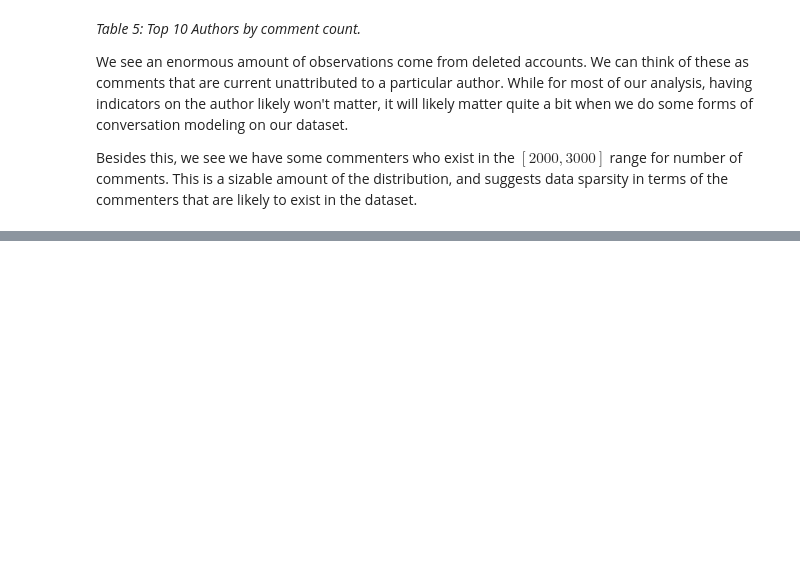
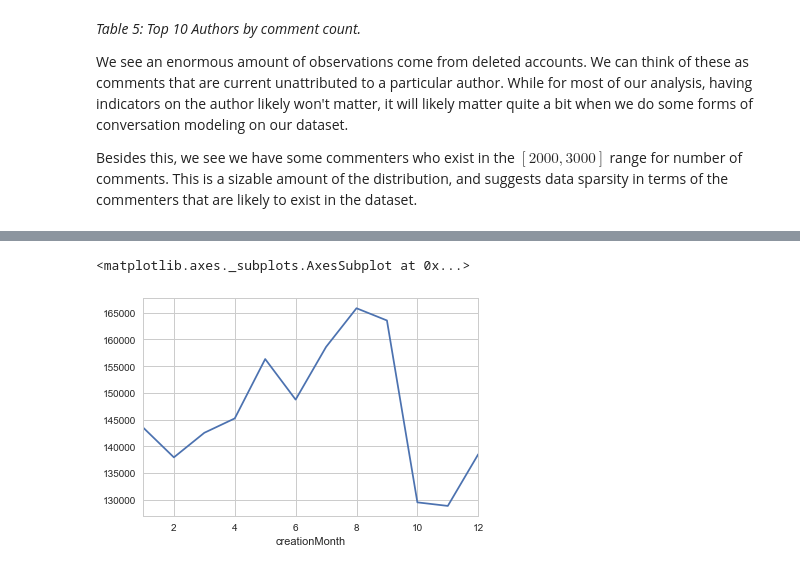
Before and after one commit to PLBMR/mentalHealthDataAnalysis, a Jupyter notebook: rDepression/analysis/fullDatasetEDA.ipynb, the cells around one changed output, grey strips where cells are left out. Cells and saved outputs as stored; diff of their text form; code cells hidden in the pictures; blank space fills up the shorter version.

```diff
--- a/rDepression/analysis/fullDatasetEDA.ipynb
+++ b/rDepression/analysis/fullDatasetEDA.ipynb
@@ -318,0 +352,11 @@ Besides this, we see we have some commenters who exist in the $[2000,3000]$ rang
+# %%
+#get month
+filteredCommentFrame["creationMonth"] = filteredCommentFrame[
+                                                        "creationDate"].dt.month
+#then plot
+creationMonthCountSeries = filteredCommentFrame.groupby("creationMonth")[
+                                                                "id"].count()
+creationMonthCountSeries.plot()
+# %% [output]
+<matplotlib.axes._subplots.AxesSubplot at 0x...>
+[figure, added]
```
Also changed, not shown: parts of 8 cells of this notebook.
